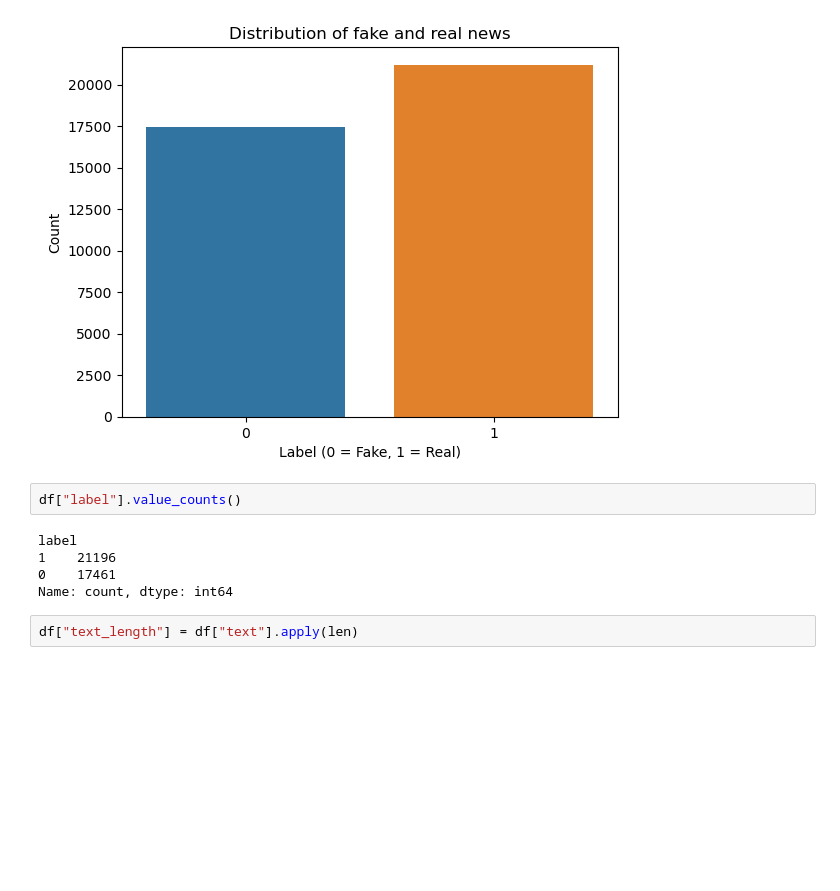
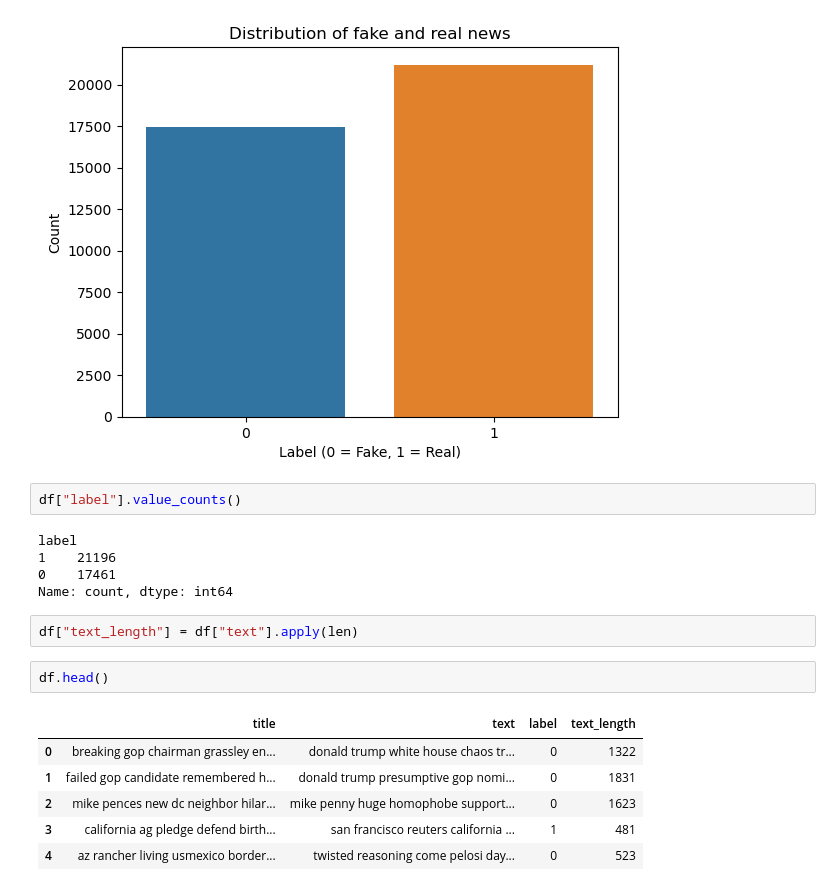
Before and after one commit to HerryTech/Machine-Learning-Projects, a Jupyter notebook: fake_news_detection/notebook/exploration.ipynb, the cells around one changed output. Cells and saved outputs as stored; diff of their text form; blank space fills up the shorter version.

```diff
--- a/fake_news_detection/notebook/exploration.ipynb
+++ b/fake_news_detection/notebook/exploration.ipynb
@@ -33,4 +34,13 @@ label
 Name: count, dtype: int64
 # %%
 df["text_length"] = df["text"].apply(len)
+# %%
+df.head()
+# %% [output]
+|  | title | text | label | text_length |
+| 0 | breaking gop chairman grassley en... | donald trump white house chaos tr... | 0 | 1322 |
+| 1 | failed gop candidate remembered h... | donald trump presumptive gop nomi... | 0 | 1831 |
+| 2 | mike pences new dc neighbor hilar... | mike penny huge homophobe support... | 0 | 1623 |
+| 3 | california ag pledge defend birth... | san francisco reuters california ... | 1 | 481 |
+| 4 | az rancher living usmexico border... | twisted reasoning come pelosi day... | 0 | 523 |
 # %%
```
Also changed, not shown: parts of 4 cells of this notebook.
